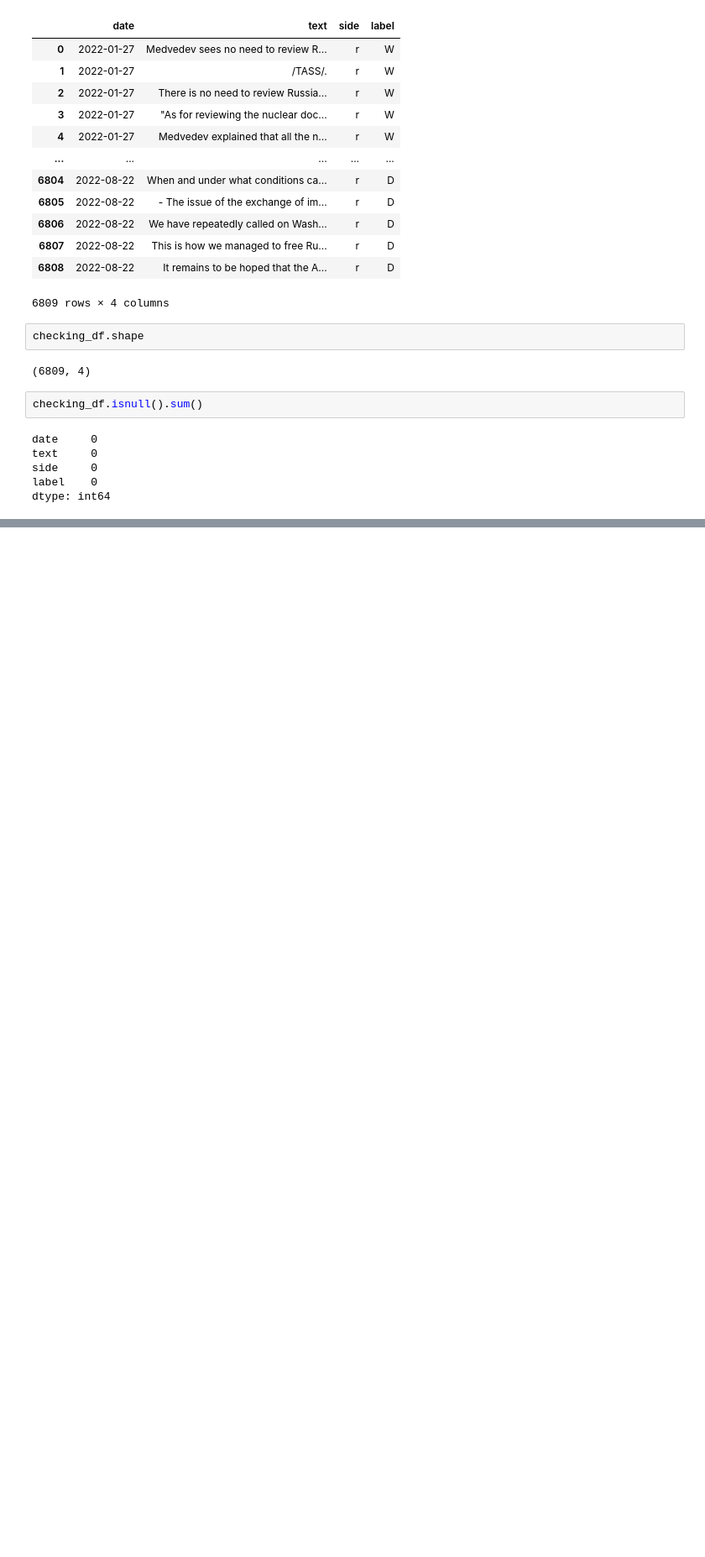
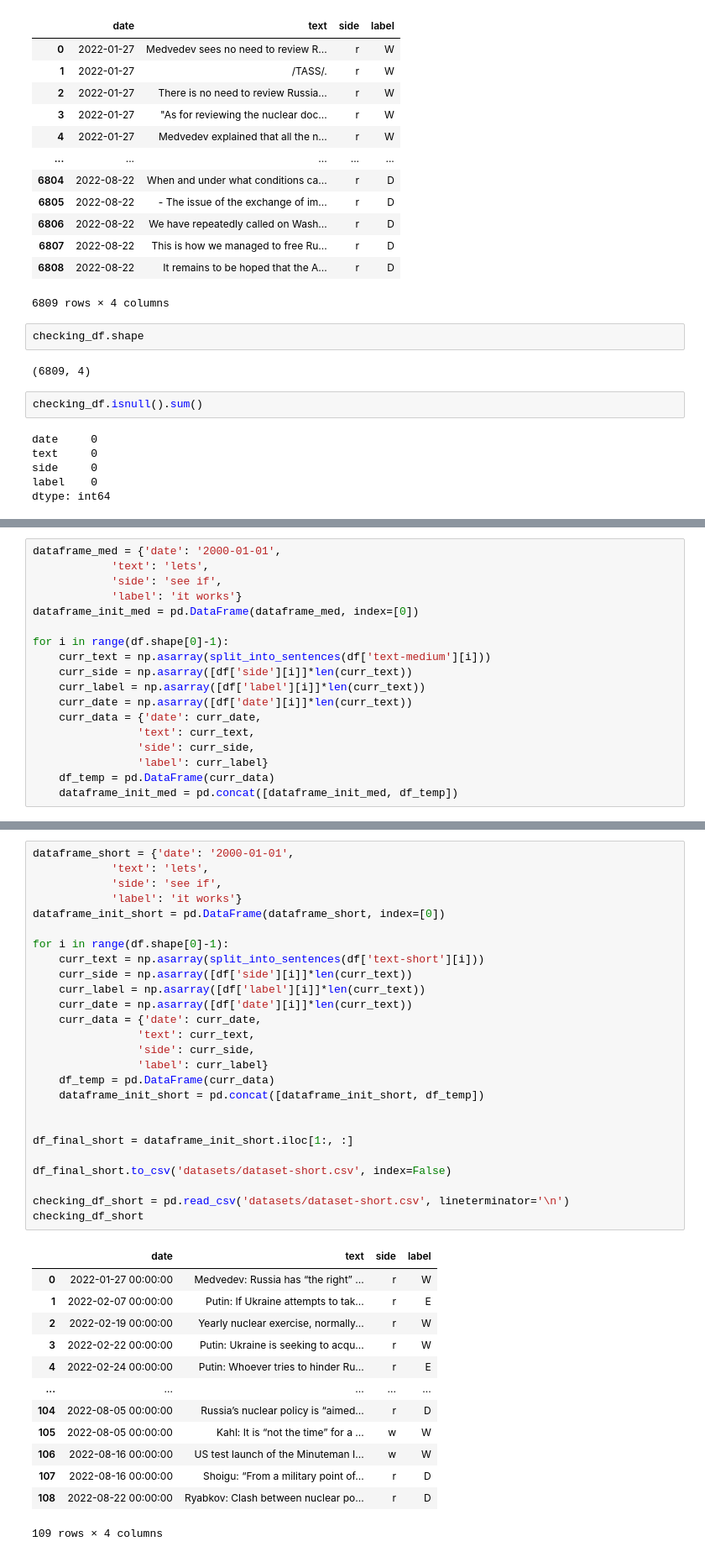
Before and after one commit to romansvintitskyy/russian-nuclear-threat-estimator, a Jupyter notebook: data_preprocessing.ipynb, the cells around one changed output, grey strips where cells are left out. Shown: that part at 84% size. Saved outputs shown, nothing was run; the diff lists cells and outputs as text; blank space fills up the shorter version.

```diff
--- a/data_preprocessing.ipynb
+++ b/data_preprocessing.ipynb
@@ -475,0 +460,18 @@ dtype: int64
+# %%
+dataframe_med = {'date': '2000-01-01',
+            'text': 'lets',
+            'side': 'see if',
+            'label': 'it works'}
+dataframe_init_med = pd.DataFrame(dataframe_med, index=[0])
+
+for i in range(df.shape[0]-1):
+    curr_text = np.asarray(split_into_sentences(df['text-medium'][i]))
+    curr_side = np.asarray([df['side'][i]]*len(curr_text))
+    curr_label = np.asarray([df['label'][i]]*len(curr_text))
+    curr_date = np.asarray([df['date'][i]]*len(curr_text))
+    curr_data = {'date': curr_date,
+                'text': curr_text,
+                'side': curr_side,
+                'label': curr_label}
+    df_temp = pd.DataFrame(curr_data)
+    dataframe_init_med = pd.concat([dataframe_init_med, df_temp])
@@ -475,0 +501,40 @@ dtype: int64
+# %%
+dataframe_short = {'date': '2000-01-01',
+            'text': 'lets',
+            'side': 'see if',
+            'label': 'it works'}
+dataframe_init_short = pd.DataFrame(dataframe_short, index=[0])
+
+for i in range(df.shape[0]-1):
+    curr_text = np.asarray(split_into_sentences(df['text-short'][i]))
+    curr_side = np.asarray([df['side'][i]]*len(curr_text))
+    curr_label = np.asarray([df['label'][i]]*len(curr_text))
+    curr_date = np.asarray([df['date'][i]]*len(curr_text))
+    curr_data = {'date': curr_date,
+                'text': curr_text,
+                'side': curr_side,
+                'label': curr_label}
+    df_temp = pd.DataFrame(curr_data)
+    dataframe_init_short = pd.concat([dataframe_init_short, df_temp])
+
+
+df_final_short = dataframe_init_short.iloc[1:, :]
+
+df_final_short.to_csv('datasets/dataset-short.csv', index=False)
+
+checking_df_short = pd.read_csv('datasets/dataset-short.csv', lineterminator='\n')
+checking_df_short
+# %% [output]
+|  | date | text | side | label |
+| 0 | 2022-01-27 00:00:00 | Medvedev: Russia has “the right” ... | r | W |
+| 1 | 2022-02-07 00:00:00 | Putin: If Ukraine attempts to tak... | r | E |
+| 2 | 2022-02-19 00:00:00 | Yearly nuclear exercise, normally... | r | W |
+| 3 | 2022-02-22 00:00:00 | Putin: Ukraine is seeking to acqu... | r | W |
+| 4 | 2022-02-24 00:00:00 | Putin: Whoever tries to hinder Ru... | r | E |
+| ... | ... | ... | ... | ... |
+| 104 | 2022-08-05 00:00:00 | Russia’s nuclear policy is “aimed... | r | D |
+| 105 | 2022-08-05 00:00:00 | Kahl: It is “not the time” for a ... | w | W |
+| 106 | 2022-08-16 00:00:00 | US test launch of the Minuteman I... | w | W |
+| 107 | 2022-08-16 00:00:00 | Shoigu: “From a military point of... | r | D |
+| 108 | 2022-08-22 00:00:00 | Ryabkov: Clash between nuclear po... | r | D |
+109 rows × 4 columns
```
Also changed, not shown: parts of 13 cells of this notebook, 3 other files.
